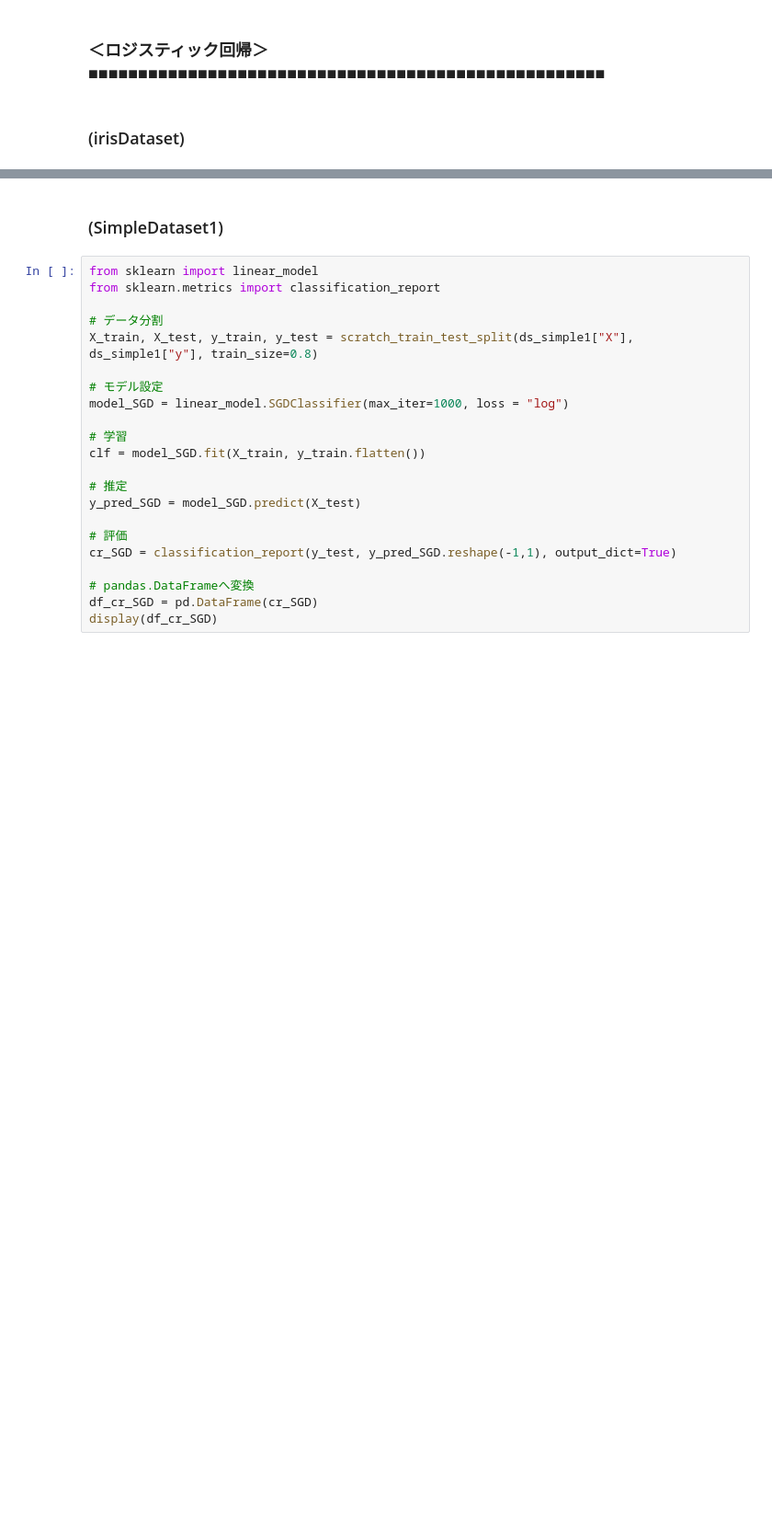
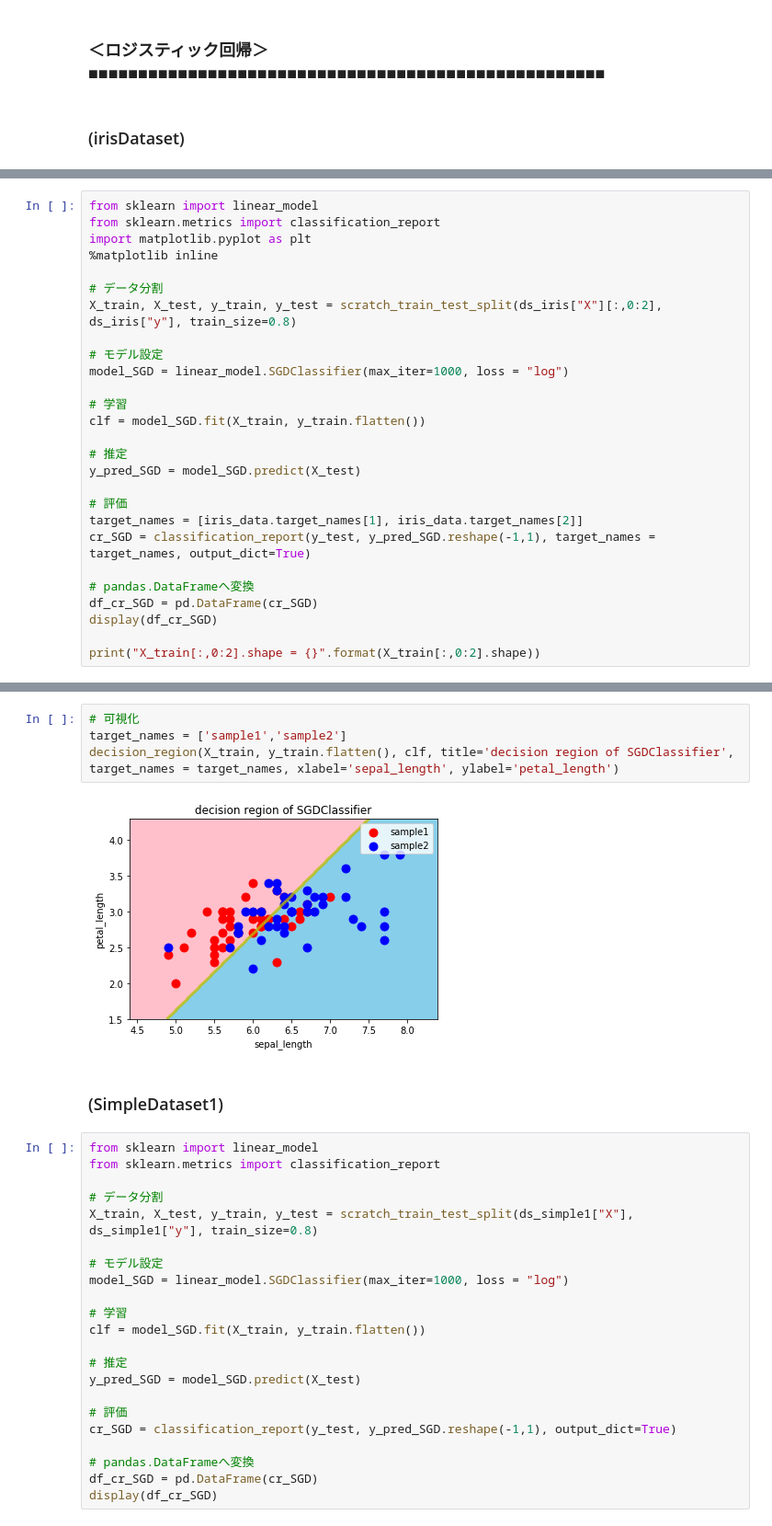
Before and after one commit to takatoshi-ii/diveintocode-ml, a Jupyter notebook: Sprint/Sprint2 機械学習スクラッチ入門.ipynb, the cells around one changed output, grey strips where cells are left out. Shown at 92% size. Drawn from its saved outputs; the diff is of its cells as text; blank space fills up the shorter version.

```diff
--- a/Sprint/Sprint2 機械学習スクラッチ入門.ipynb
+++ b/Sprint/Sprint2 機械学習スクラッチ入門.ipynb
@@ -290,0 +358,27 @@ display(df_cr_SGD)
+# %%
+from sklearn import linear_model
+from sklearn.metrics import classification_report
+import matplotlib.pyplot as plt
+%matplotlib inline
+
+# データ分割
+X_train, X_test, y_train, y_test = scratch_train_test_split(ds_iris["X"][:,0:2], ds_iris["y"], train_size=0.8)
+
+# モデル設定
+model_SGD = linear_model.SGDClassifier(max_iter=1000, loss = "log")
+
+# 学習
+clf = model_SGD.fit(X_train, y_train.flatten())
+
+# 推定
+y_pred_SGD = model_SGD.predict(X_test)
+
+# 評価
+target_names = [iris_data.target_names[1], iris_data.target_names[2]]
+cr_SGD = classification_report(y_test, y_pred_SGD.reshape(-1,1), target_names = target_names, output_dict=True)
+
+# pandas.DataFrameへ変換
+df_cr_SGD = pd.DataFrame(cr_SGD)
+display(df_cr_SGD)
+
+print("X_train[:,0:2].shape = {}".format(X_train[:,0:2].shape))
@@ -291,3 +392,9 @@ display(df_cr_SGD)
+# %%
+# 可視化
+target_names = ['sample1','sample2']
+decision_region(X_train, y_train.flatten(), clf, title='decision region of SGDClassifier', target_names = target_names, xlabel='sepal_length', ylabel='petal_length')
+# %% [output]
+[figure, added]
 # %% [markdown]
 ### (SimpleDataset1)
 # %%
```
Also changed, not shown: parts of 40 cells of this notebook.
